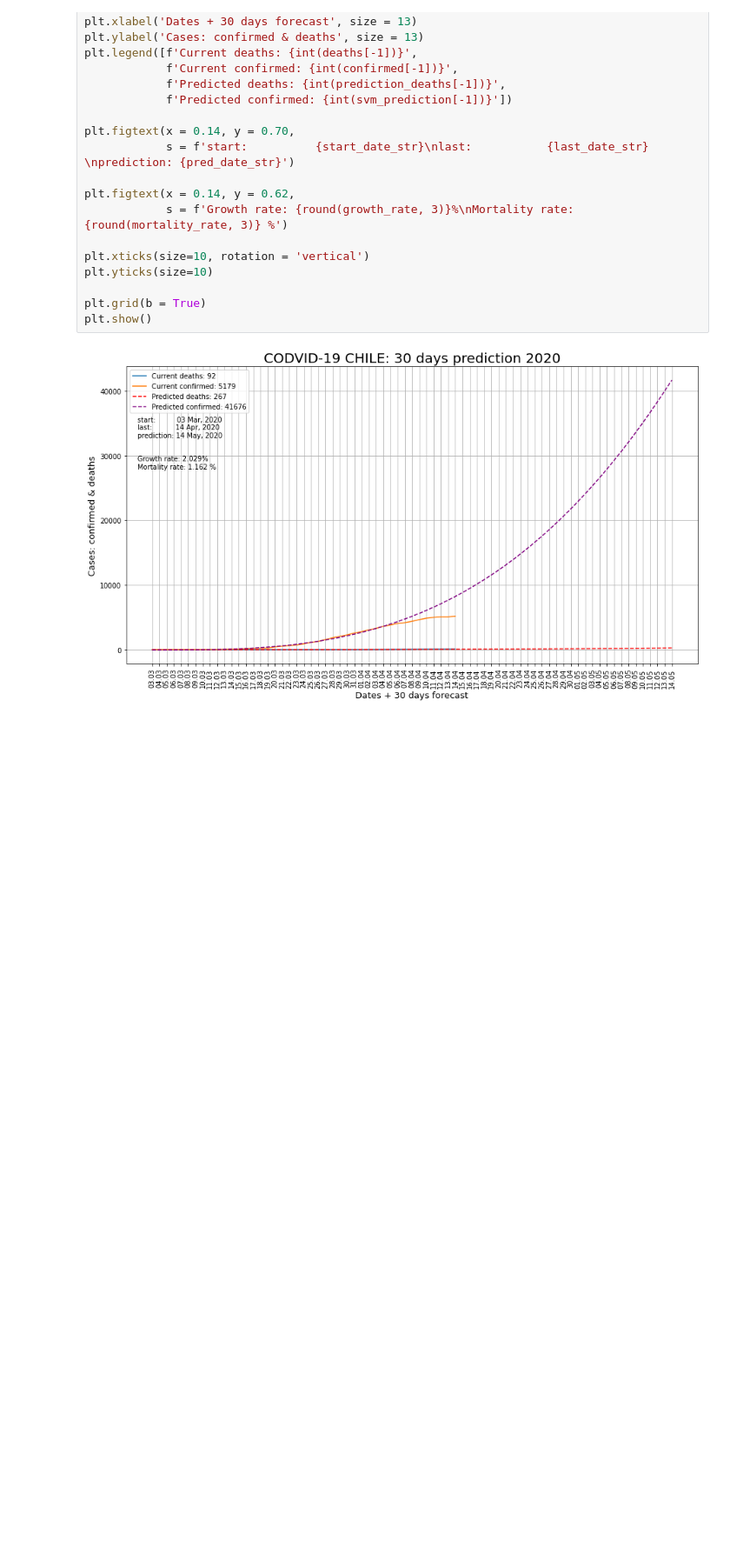
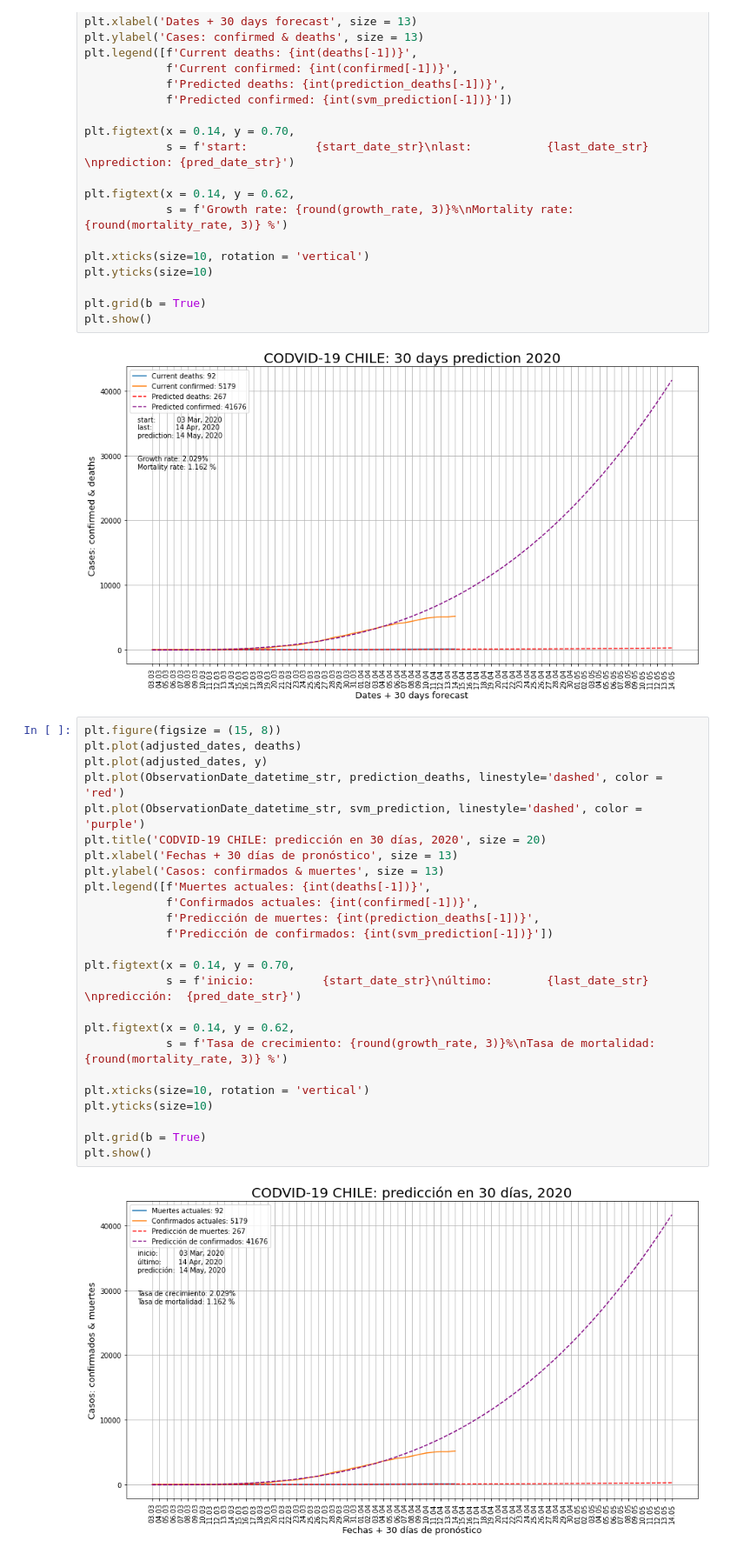
Before and after one commit to GUNTERMAXIMUS/covid-19predictCL, a Jupyter notebook: covod_19_2.ipynb, the cells around one changed output. Shown at 87% size. Saved outputs shown, nothing was run; the diff lists cells and outputs as text; blank space fills up the shorter version.

```diff
--- a/covod_19_2.ipynb
+++ b/covod_19_2.ipynb
@@ -311,3 +311,30 @@ plt.grid(b = True)
 plt.show()
 # %% [output]
 [figure]
+# %%
+plt.figure(figsize = (15, 8))
+plt.plot(adjusted_dates, deaths)
+plt.plot(adjusted_dates, y)
+plt.plot(ObservationDate_datetime_str, prediction_deaths, linestyle='dashed', color = 'red')
+plt.plot(ObservationDate_datetime_str, svm_prediction, linestyle='dashed', color = 'purple')
+plt.title('CODVID-19 CHILE: predicción en 30 días, 2020', size = 20)
+plt.xlabel('Fechas + 30 días de pronóstico', size = 13)
+plt.ylabel('Casos: confirmados & muertes', size = 13)
+plt.legend([f'Muertes actuales: {int(deaths[-1])}',
+            f'Confirmados actuales: {int(confirmed[-1])}',
+            f'Predicción de muertes: {int(prediction_deaths[-1])}',
+            f'Predicción de confirmados: {int(svm_prediction[-1])}'])
+
+plt.figtext(x = 0.14, y = 0.70,
+            s = f'inicio:          {start_date_str}\núltimo:        {last_date_str} \npredicción:  {pred_date_str}')
+
+plt.figtext(x = 0.14, y = 0.62,
+            s = f'Tasa de crecimiento: {round(growth_rate, 3)}%\nTasa de mortalidad: {round(mortality_rate, 3)} %')
+
+plt.xticks(size=10, rotation = 'vertical')
+plt.yticks(size=10)
+
+plt.grid(b = True)
+plt.show()
+# %% [output]
+[figure, added]
```
